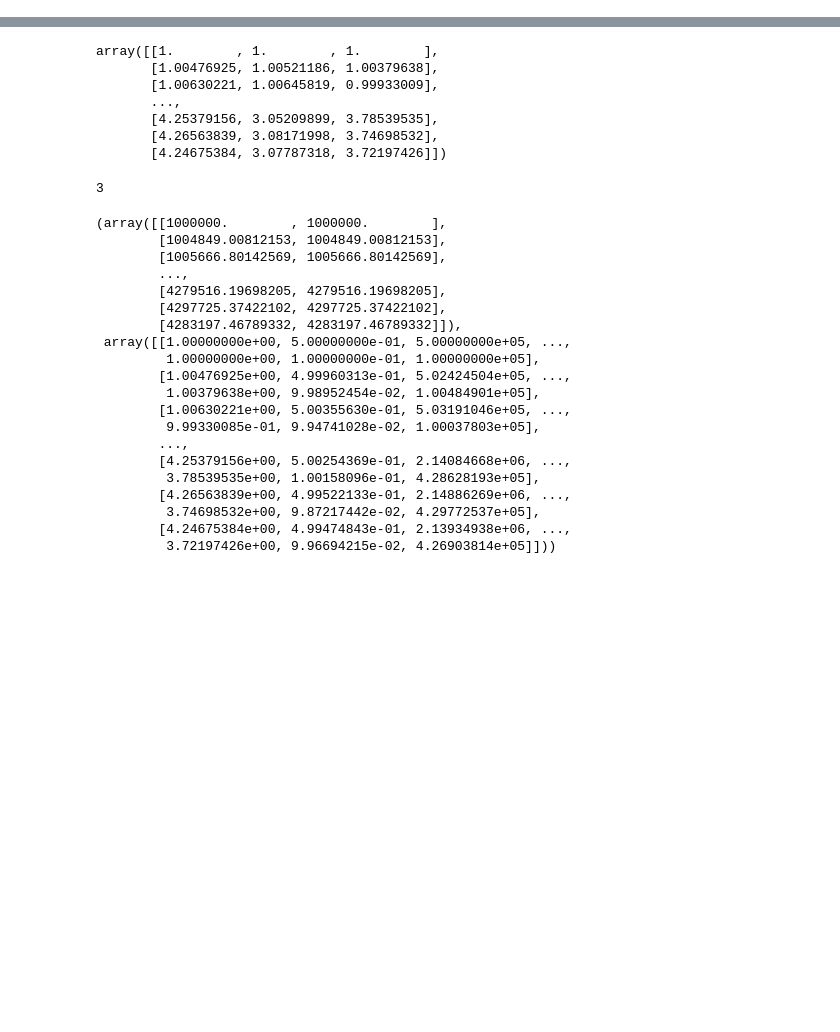
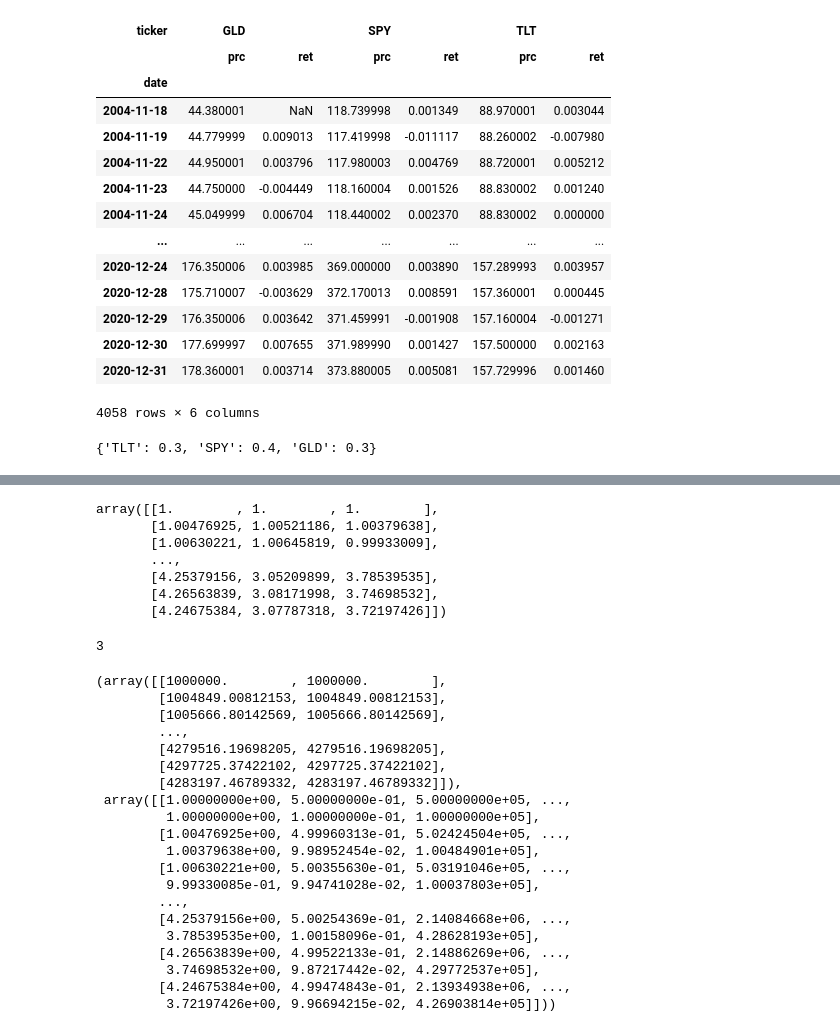
Before and after one commit to ningtong88/Capstone_TDAmeritrade, a Jupyter notebook: TDA_Rebalancing_Framework_Version_20210207.ipynb, the cells around one changed output, grey strips where cells are left out. Cells and saved outputs as stored; diff of their text form; code cells hidden in the pictures; blank space fills up the shorter version.

```diff
--- a/TDA_Rebalancing_Framework_Version_20210207.ipynb
+++ b/TDA_Rebalancing_Framework_Version_20210207.ipynb
@@ -81,8 +82,21 @@ where a.permno in %(permno)s and a.permno = b.permno and a.date >= c.start_time
 def input_ticker():
     number_stock = int(input("Please enter your number of stocks, e.g 3,4,5: ").strip())
     ticker_name = []
+    init_weight = []
+    total_weight = 1
+    temp_weight = 0
     [ticker_name.append(input("Please enter one ticker each time, e.g spy, tlt, gld: ").strip().upper()) for i in range(number_stock)]
+    for i in ticker_name:
+        temp_i = float(input("Please enter weight for {0}".format(i)))/10
+        while temp_i > total_weight:
+            temp_i = float(input("The percentage of {0} is greater than 100%, Please re-enter weight for {0}".format(i)))/10
+        init_weight.append(temp_i)
+        while sum(init_weight) > total_weight:
+            init_weight.remove(temp_i)
+            temp_i = float(input("Please re-enter weight for {0}, because of total amount is greather than 100%".format(i)))/10
+            init_weight.append(temp_i)
+    p_weight = dict(zip(ticker_name, init_weight))
     final_data = data_generator(number_stock,ticker_name)
     final_data_pivot = pd.pivot_table(final_data, index=['date'],columns='ticker').stack(level=-2).unstack(level=-1)
     final_data_pivot.to_pickle('dummy_data.pkl')
-    return final_data_pivot
+    return final_data_pivot, p_weight
@@ -91 +151,25 @@ input_ticker()
+# %%
+final_data_pivot, p_weight = input_ticker()
+# %%
+final_data_pivot
+# %% [output]
+| ticker | GLD |  | SPY |  | TLT |  |
+|  | prc | ret | prc | ret | prc | ret |
+| date |  |  |  |  |  |  |
+| 2004-11-18 | 44.380001 | NaN | 118.739998 | 0.001349 | 88.970001 | 0.003044 |
+| 2004-11-19 | 44.779999 | 0.009013 | 117.419998 | -0.011117 | 88.260002 | -0.007980 |
+| 2004-11-22 | 44.950001 | 0.003796 | 117.980003 | 0.004769 | 88.720001 | 0.005212 |
+| 2004-11-23 | 44.750000 | -0.004449 | 118.160004 | 0.001526 | 88.830002 | 0.001240 |
+| 2004-11-24 | 45.049999 | 0.006704 | 118.440002 | 0.002370 | 88.830002 | 0.000000 |
+| ... | ... | ... | ... | ... | ... | ... |
+| 2020-12-24 | 176.350006 | 0.003985 | 369.000000 | 0.003890 | 157.289993 | 0.003957 |
+| 2020-12-28 | 175.710007 | -0.003629 | 372.170013 | 0.008591 | 157.360001 | 0.000445 |
+| 2020-12-29 | 176.350006 | 0.003642 | 371.459991 | -0.001908 | 157.160004 | -0.001271 |
+| 2020-12-30 | 177.699997 | 0.007655 | 371.989990 | 0.001427 | 157.500000 | 0.002163 |
+| 2020-12-31 | 178.360001 | 0.003714 | 373.880005 | 0.005081 | 157.729996 | 0.001460 |
+4058 rows × 6 columns
+# %%
+p_weight
+# %% [output]
+{'TLT': 0.3, 'SPY': 0.4, 'GLD': 0.3}
 # %%
```
Also changed, not shown: parts of 8 cells of this notebook, 1 other file.
